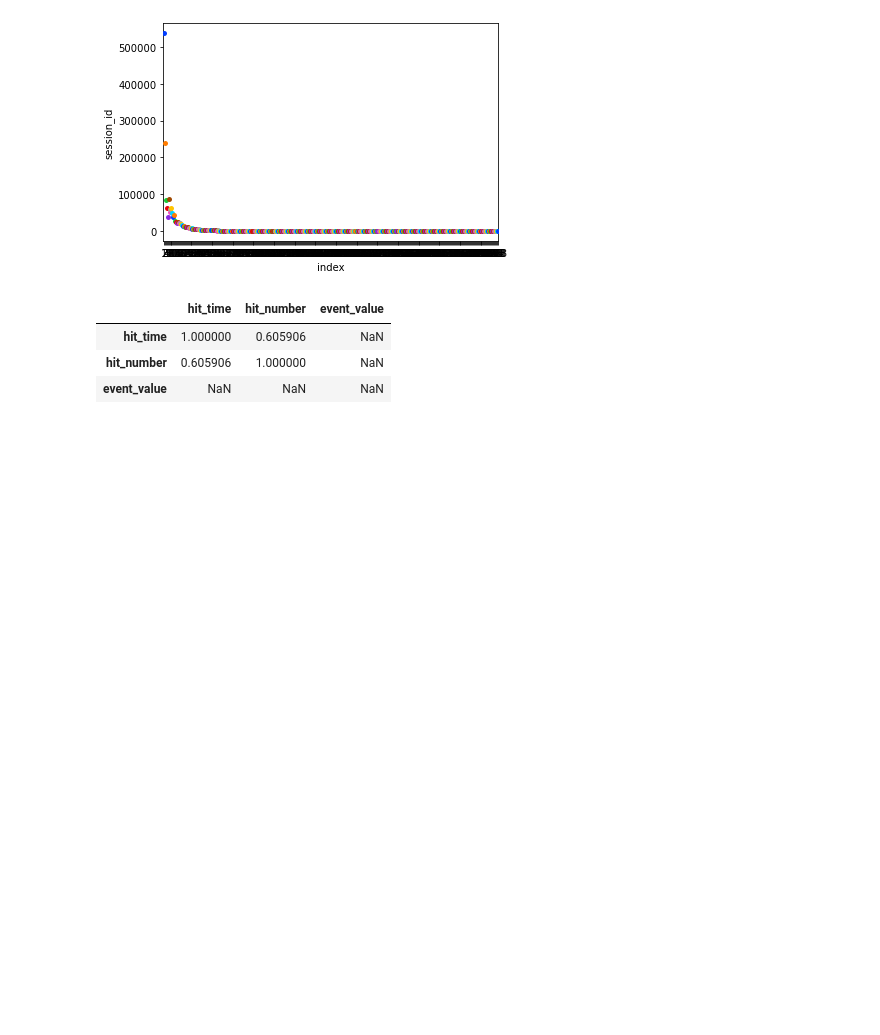
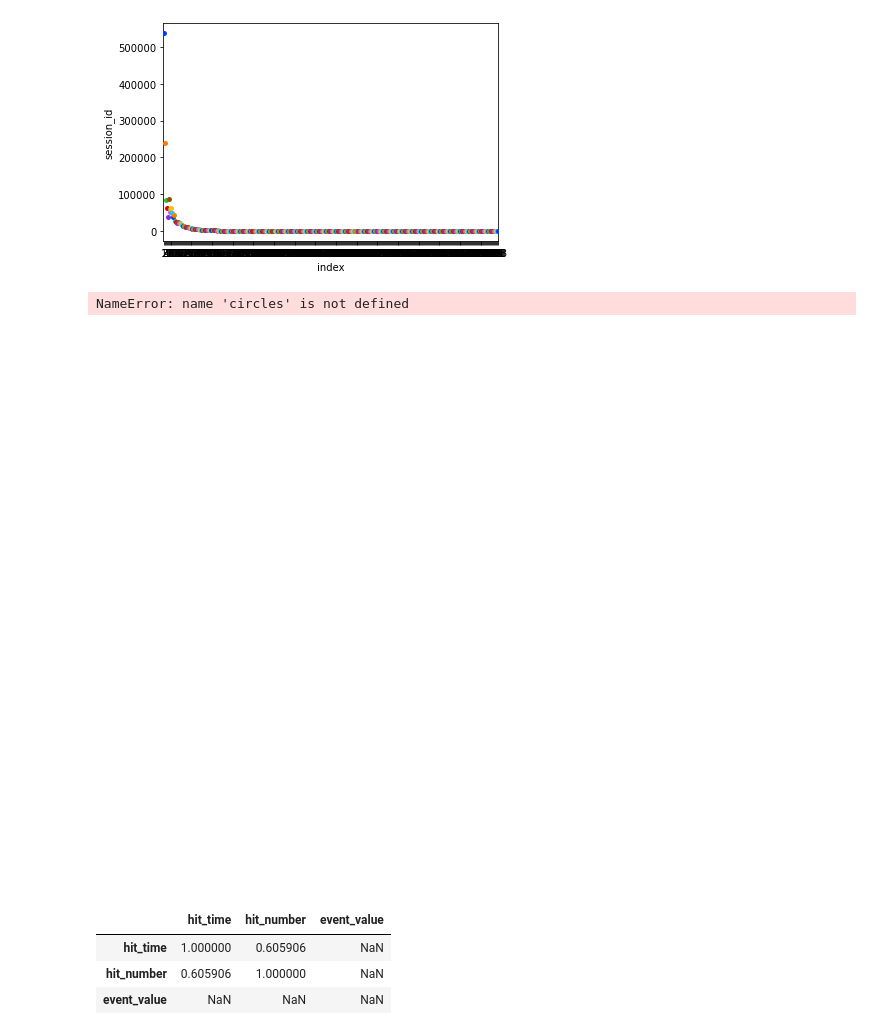
Before and after one commit to UzunDemir/Final-project-ML-engeneer-Skillbox, a Jupyter notebook: step_1_data_analises.ipynb, the cells around one changed output. Cells and saved outputs as stored; diff of their text form; code cells hidden in the pictures; blank space fills up the shorter version.

```diff
--- a/step_1_data_analises.ipynb
+++ b/step_1_data_analises.ipynb
@@ -382,6 +382,25 @@ sns.stripplot(data=d, x="index", y="session_id", palette='bright')
 # %% [output]
 <AxesSubplot:xlabel='index', ylabel='session_id'>
 [figure]
+# %%
+import plotly.express as px
+fig, ax = plt.subplots(figsize=(14, 14), facecolor='white')
+ax.axis('off')
+lim = max(max(abs(circle.x)+circle.r, abs(circle.y)+circle.r,) for circle in circles)
+plt.xlim(-lim, lim)
+plt.ylim(-lim, lim)
+
+# Рисуем круги
+for circle, label, emi, color in zip(circles, df_s['countries'], df_s['emission_2018'], pal_vi):
+    x, y, r = circle
+    ax.add_patch(plt.Circle((x, y), r, alpha=0.9, color = color))
+    plt.annotate(label +'\n'+ format(emi, ","), (x,y), size=15, va='center', ha='center')
+plt.xticks([])
+plt.yticks([])
+plt.show()
+# %% [output]
+NameError: name 'circles' is not defined
+[figure, added]
 # %%
 df_ga_hits.corr()
 # %% [output]
```
Also changed, not shown: parts of 2 cells of this notebook.
